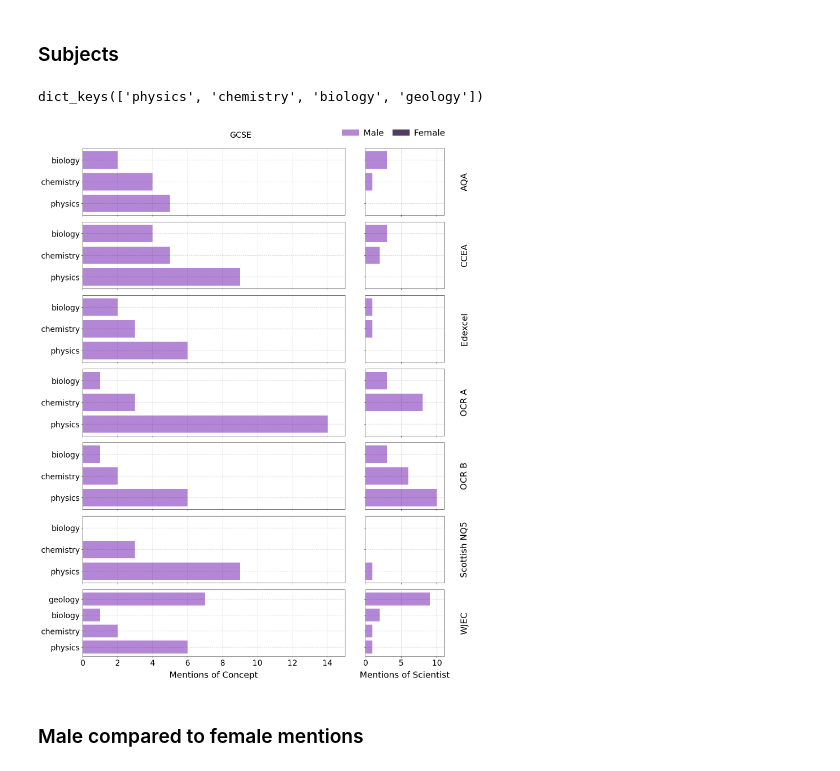
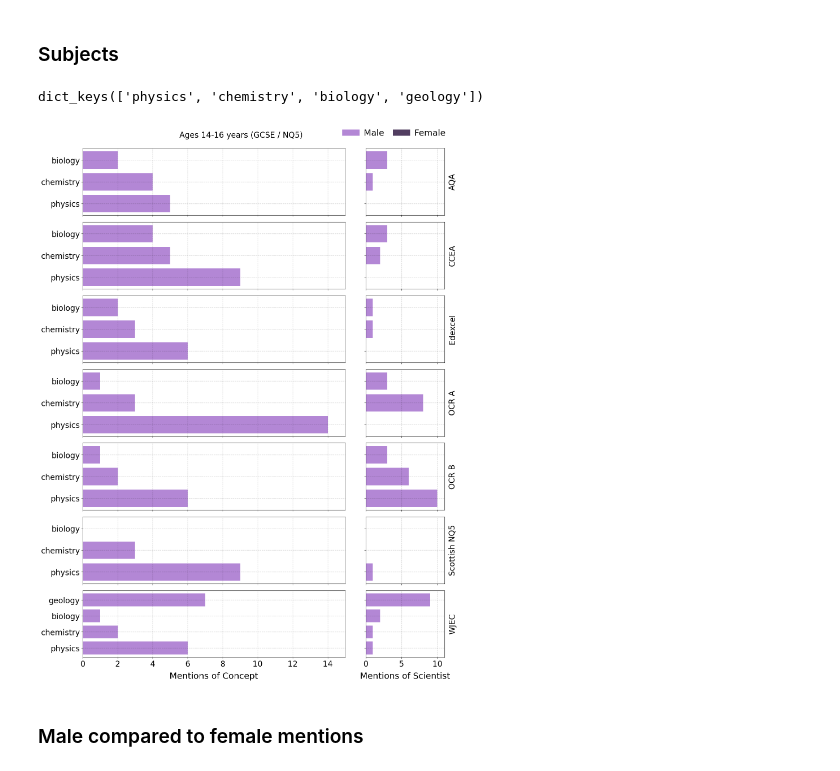
Before and after one commit to cookehmh/IncludeHerUK, a Jupyter notebook: Python/Plot_Figures_UK.ipynb, the cells around one changed output. Drawn from its saved outputs; the diff is of its cells as text; code cells hidden in the pictures.

```diff
--- a/Python/Plot_Figures_UK.ipynb
+++ b/Python/Plot_Figures_UK.ipynb
@@ -363,7 +360,7 @@ for jj in range(6):
             val, colors=[colours[1], colours[0]],
             startangle=80, wedgeprops=dict(width=.6),
             autopct='%1.1f%%', pctdistance=0.7,
-            textprops={'fontsize': 20, 'color': 'white'}
+            textprops={'fontsize': 15, 'color': 'white'}
         )
 
     if (exam_boards[jj] == 'Scottish_highers'):
@@ -382,7 +379,7 @@ plt.figlegend(['Male', 'Female'], bbox_to_anchor=(1.1, 0.57),#(1, 0.55)
 
 plt.subplots_adjust(wspace=0.01, hspace=0.1, left=0.05, right=0.95, top=0.95, bottom=0.05)
 
-plt.suptitle('A-Level', fontsize = 20)
+plt.suptitle('Ages 16-18 years (A-Level / Scottish Highers)', fontsize=20)
 
 plt.savefig('../Figures/summary_male_vs_female_UK_A_Level.png', dpi = 100, bbox_inches='tight')
 # %% [output]
@@ -788,9 +785,16 @@ for ii, board in enumerate(exam_boards):
     axs[ii, 0].set_yticks(y)
     axs[ii, 0].set_yticklabels(subjects_here)
 
-    axs[ii, 0].set_ylabel(
-        'Scottish Highers' if board == 'Scottish_highers' else board,
-        labelpad=-1090
+    axs[ii, 1].text(
+        1.05,                          # slightly outside the right side
+        0.5,                           # vertically centered
+        'Scottish NQ5' if board == 'Scottish NQ5' else board,
+        rotation=90,                   # rotate text vertically
+        ha='left',                      # left-align text
+        va='center',                    # vertically centered
+        fontsize=20,                    # adjust font size
+        fontweight='normal',            # regular weight
+        transform=axs[ii, 1].transAxes
     )
 
     axs[ii, 0].set_xlim(0, 15)
@@ -851,35 +855,35 @@ axs[-1, 0].set_xlabel("Mentions of Concept", labelpad=10)
 axs[-1, 1].set_xlabel("Mentions of Scientist", labelpad=10)
 
 plt.figlegend(
     ['Male', 'Female'],
     bbox_to_anchor=(0.96, 0.99),
     bbox_transform=fig.transFigure,
     ncol=2,
     borderaxespad=0.,
     handletextpad=0.5,
     columnspacing=1
 )
 
 plt.subplots_adjust(
     wspace=0.12,
     hspace=0.1,
     left=0.15,
     right=0.95,
     top=0.95,
     bottom=0.05
 )
 
-plt.suptitle('GCSE', fontsize=20)
+plt.suptitle('Ages 14-16 years (GCSE / NQ5)', fontsize=20)
 
 plt.savefig(
     '../Figures/summary_subjects_GCSE_UK.png',
     dpi=100,
     bbox_inches='tight'
 )
 print(dataset["WJEC_GCSE"]["subjects"].keys())
 # %% [output]
 dict_keys(['physics', 'chemistry', 'biology', 'geology'])
-[figure, old version]
+[figure, new version]
 # %% [markdown]
 ### Male compared to female mentions
 # %%
```
Also changed, not shown: parts of 7 cells of this notebook, 10 other files.
